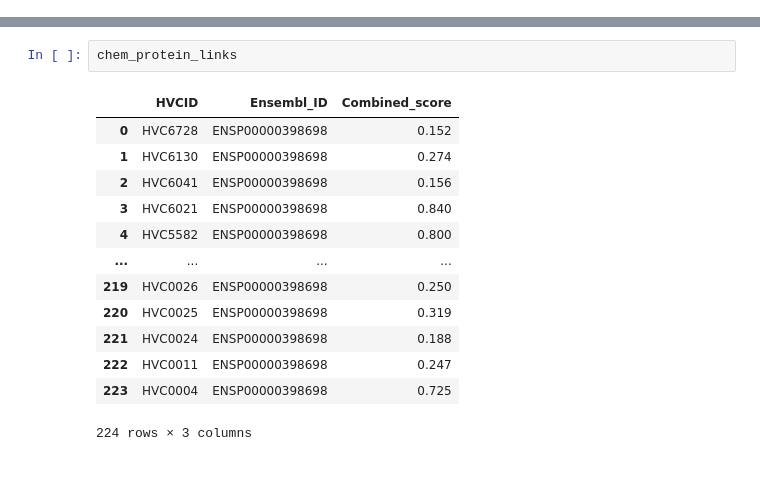
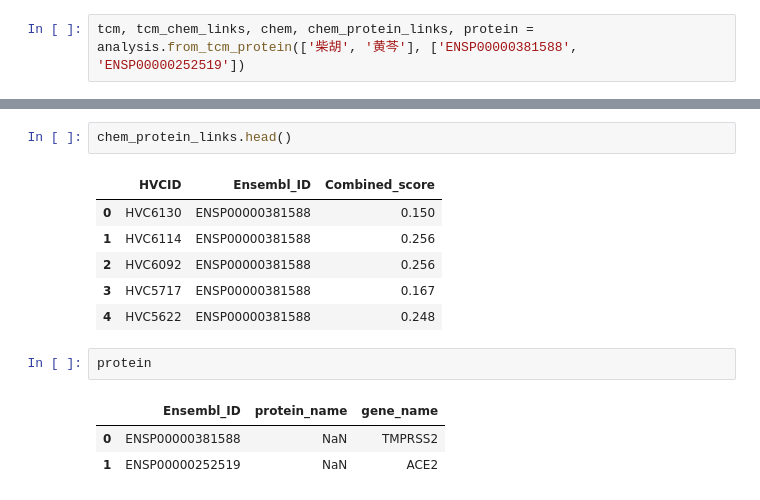
Before and after one commit to MLi-lab-Bioinformatics-NJUCM/HerbiV, a Jupyter notebook: demo.ipynb, the cells around one changed output, grey strips where cells are left out. Saved outputs shown, nothing was run; the diff lists cells and outputs as text; blank space fills up the shorter version.

```diff
--- a/demo.ipynb
+++ b/demo.ipynb
@@ -44,3 +97,5 @@ tcm, tcm_chem_links, chem_protein_links = analysis.from_genes({'ENSP0000026332':
+# %%
+tcm, tcm_chem_links, chem, chem_protein_links, protein = analysis.from_tcm_protein(['柴胡', '黄芩'], ['ENSP00000381588', 'ENSP00000252519'])
 # %%
 tcm
 # %% [output]
@@ -76,16 +123,15 @@ tcm_chem_links
 # %%
-chem_protein_links
+chem_protein_links.head()
 # %% [output]
 |  | HVCID | Ensembl_ID | Combined_score |
-| 0 | HVC6728 | ENSP00000398698 | 0.152 |
-| 1 | HVC6130 | ENSP00000398698 | 0.274 |
-| 2 | HVC6041 | ENSP00000398698 | 0.156 |
-| 3 | HVC6021 | ENSP00000398698 | 0.840 |
-| 4 | HVC5582 | ENSP00000398698 | 0.800 |
-| ... | ... | ... | ... |
-| 219 | HVC0026 | ENSP00000398698 | 0.250 |
-| 220 | HVC0025 | ENSP00000398698 | 0.319 |
-| 221 | HVC0024 | ENSP00000398698 | 0.188 |
-| 222 | HVC0011 | ENSP00000398698 | 0.247 |
-| 223 | HVC0004 | ENSP00000398698 | 0.725 |
+| 0 | HVC6130 | ENSP00000381588 | 0.150 |
+| 1 | HVC6114 | ENSP00000381588 | 0.256 |
+| 2 | HVC6092 | ENSP00000381588 | 0.256 |
+| 3 | HVC5717 | ENSP00000381588 | 0.167 |
+| 4 | HVC5622 | ENSP00000381588 | 0.248 |
-224 rows × 3 columns
+# %%
+protein
+# %% [output]
+|  | Ensembl_ID | protein_name | gene_name |
+| 0 | ENSP00000381588 | NaN | TMPRSS2 |
+| 1 | ENSP00000252519 | NaN | ACE2 |
```
Also changed, not shown: parts of 18 cells of this notebook, 1 other file.
